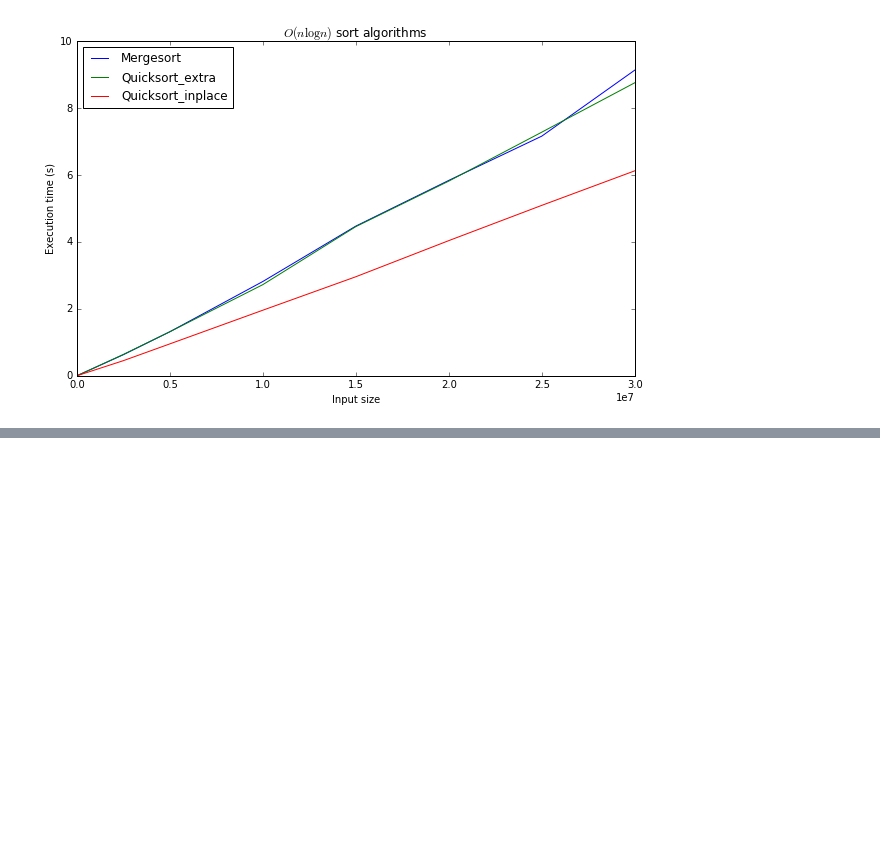
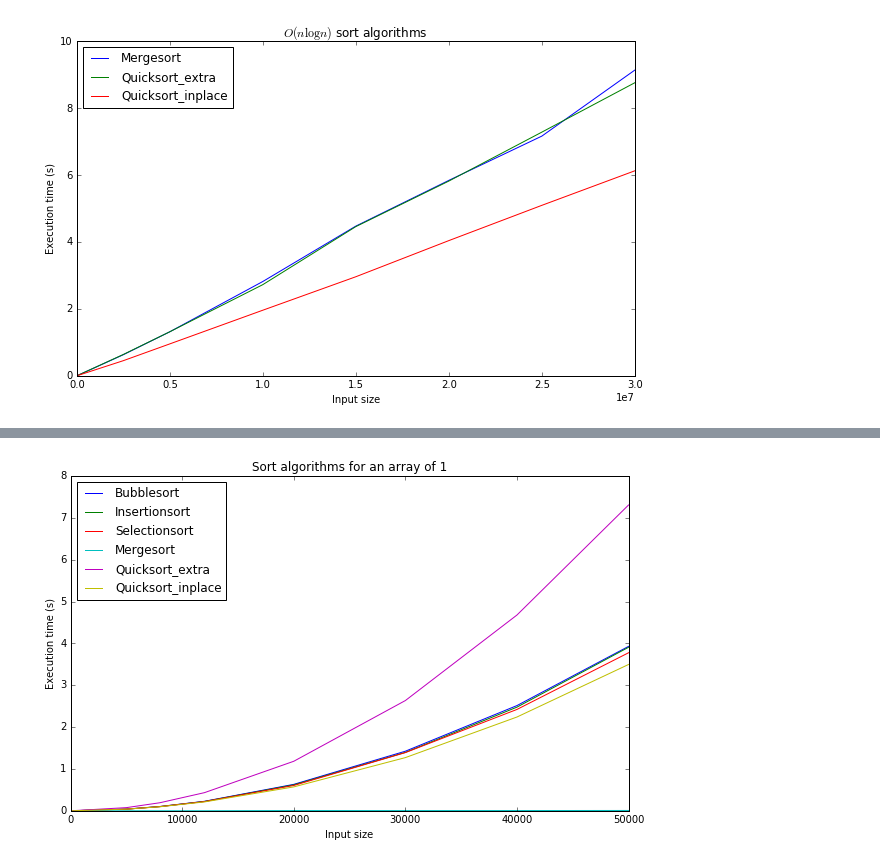
Before and after one commit to alexchen0428/DataStructure, a Jupyter notebook: a1/plot.ipynb, the cells around one changed output, grey strips where cells are left out. Cells and saved outputs as stored; diff of their text form; code cells hidden in the pictures; blank space fills up the shorter version.

Commit message:
reveres order and same element test

```diff
--- a/a1/plot.ipynb
+++ b/a1/plot.ipynb
@@ -42,0 +58,15 @@ plt.show()
+# %%
+plt.figure(figsize=(10,6))
+for i in range(6):
+    with open('same{}.out'.format(i), 'r') as f:
+        data = f.read();
+        time = data.split('\n')
+        plt.plot(n[:8], time[:-1])
+plt.legend(label, loc = 'upper left')
+plt.xlabel('Input size')
+plt.ylabel('Execution time (s)')
+plt.title('Sort algorithms for an array of 1')
+plt.savefig('same.jpg')
+plt.show()
+# %% [output]
+[figure, added]
```
Also changed, not shown: parts of 1 cell of this notebook, 14 other files.
